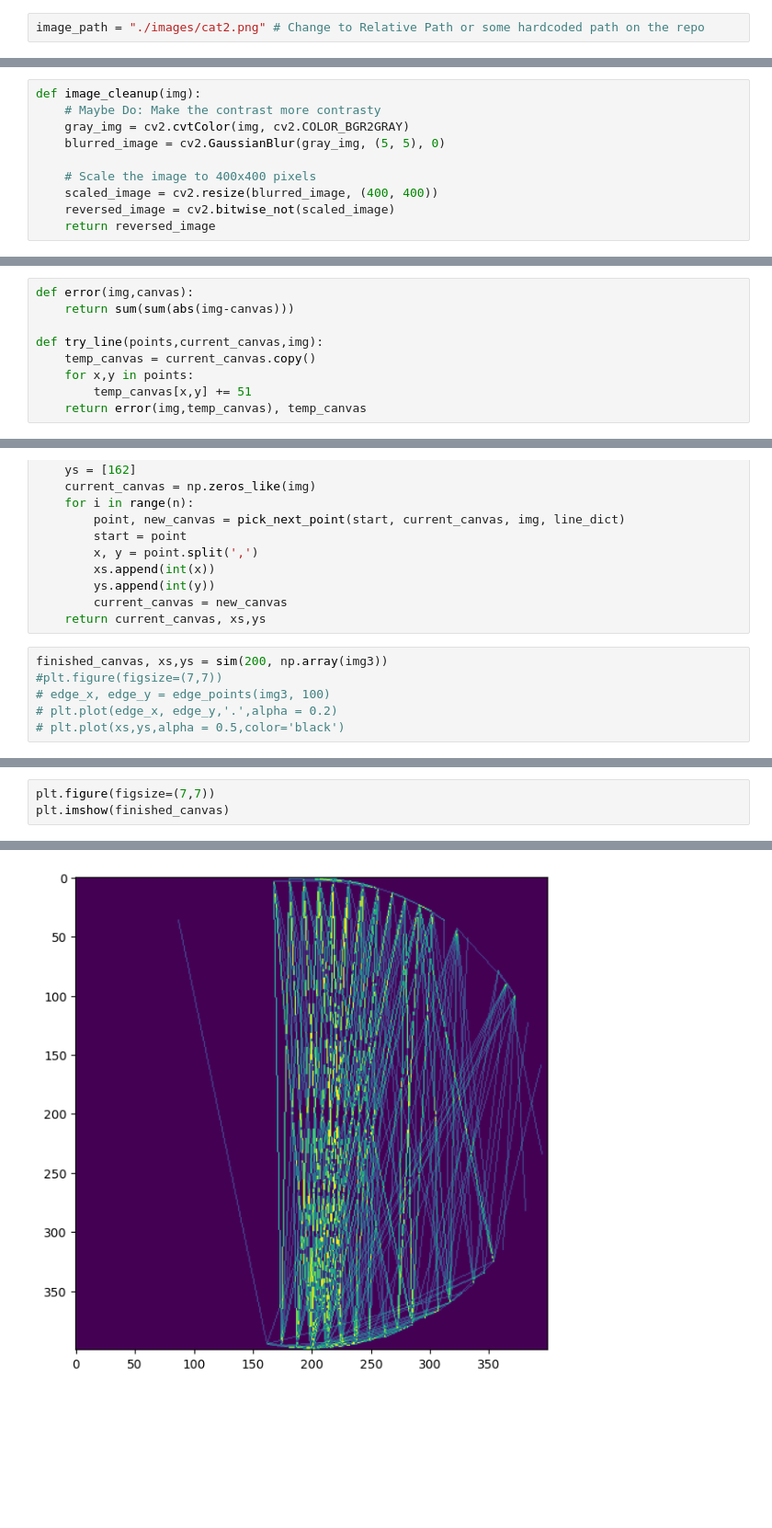
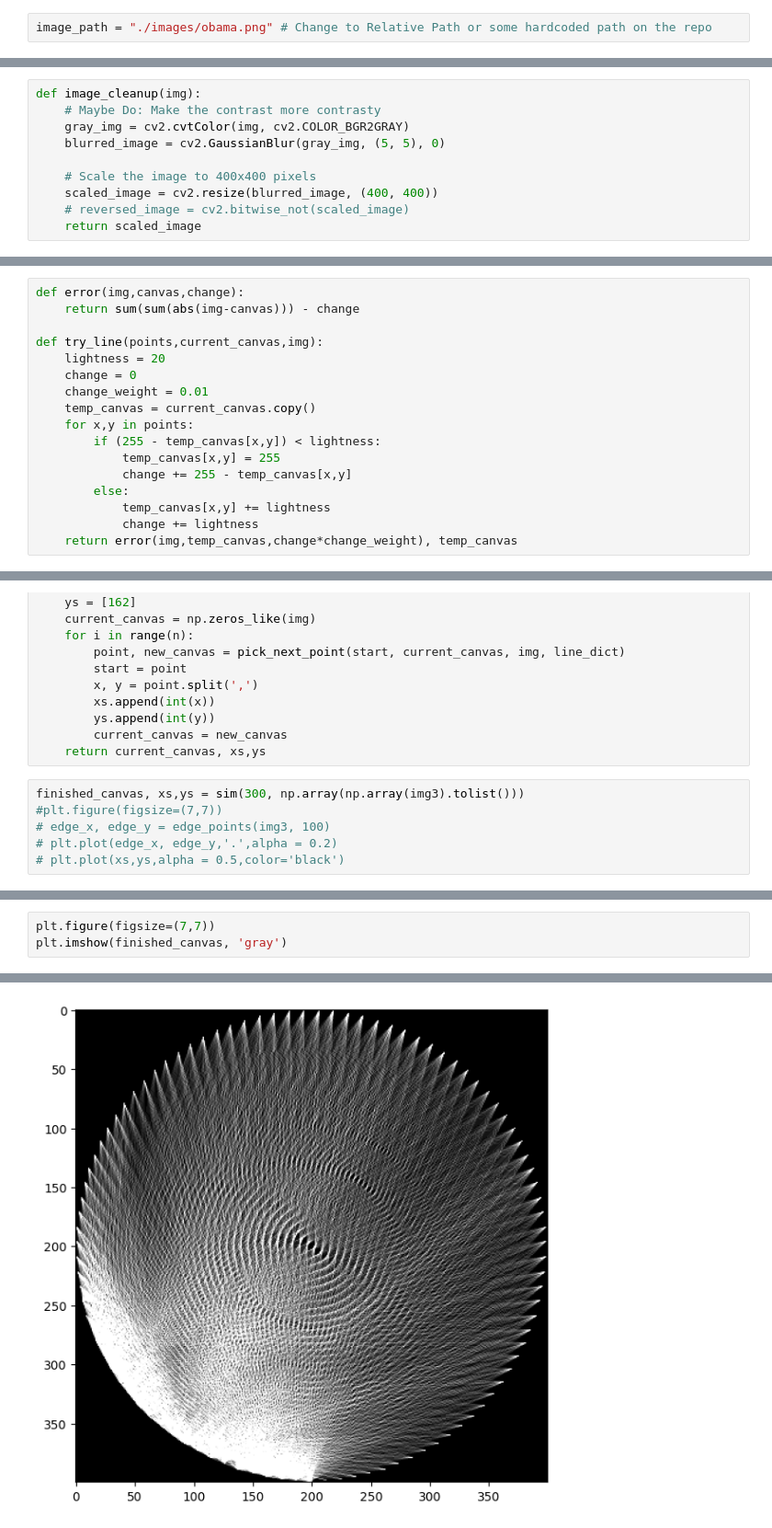
Before and after one commit to Nate-81/String-Art-Numcom, a Jupyter notebook: StingArt_Notebook.ipynb, the cells around one changed output, grey strips where cells are left out. Shown at 92% size. Drawn from its saved outputs; the diff is of its cells as text; blank space fills up the shorter version.

```diff
--- a/StingArt_Notebook.ipynb
+++ b/StingArt_Notebook.ipynb
@@ -8,7 +8,7 @@ import cv2
 import warnings
 warnings.filterwarnings("ignore")
 # %%
-image_path = "./images/cat2.png" # Change to Relative Path or some hardcoded path on the repo
+image_path = "./images/obama.png" # Change to Relative Path or some hardcoded path on the repo
 # %%
 image = Image.open(image_path)
 size = min(image.size)
@@ -37,8 +37,8 @@ def image_cleanup(img):
 
     # Scale the image to 400x400 pixels
     scaled_image = cv2.resize(blurred_image, (400, 400))
-    reversed_image = cv2.bitwise_not(scaled_image)
-    return reversed_image
+    # reversed_image = cv2.bitwise_not(scaled_image)
+    return scaled_image
 # %%
 img = cv2.imread(output_path)
 plt.imshow(img)
@@ -134,14 +134,22 @@ def create_database(edge_x,edge_y):
 line_dict = create_database(edge_x,edge_y)
 # line_dict['29,97 196,1']
 # %%
-def error(img,canvas):
-    return sum(sum(abs(img-canvas)))
+def error(img,canvas,change):
+    return sum(sum(abs(img-canvas))) - change
 
 def try_line(points,current_canvas,img):
+    lightness = 20
+    change = 0
+    change_weight = 0.01
     temp_canvas = current_canvas.copy()
     for x,y in points:
-        temp_canvas[x,y] += 51
-    return error(img,temp_canvas), temp_canvas
+        if (255 - temp_canvas[x,y]) < lightness:
+            temp_canvas[x,y] = 255
+            change += 255 - temp_canvas[x,y]
+        else:
+            temp_canvas[x,y] += lightness
+            change += lightness
+    return error(img,temp_canvas,change*change_weight), temp_canvas
 # %%
 import random
 
@@ -175,7 +183,7 @@ def sim(n, img):
         current_canvas = new_canvas
     return current_canvas, xs,ys
 # %%
-finished_canvas, xs,ys = sim(200, np.array(img3))
+finished_canvas, xs,ys = sim(300, np.array(np.array(img3).tolist()))
 #plt.figure(figsize=(7,7))
 # edge_x, edge_y = edge_points(img3, 100)
 # plt.plot(edge_x, edge_y,'.',alpha = 0.2)
@@ -187,9 +193,9 @@ finished_canvas, xs,ys = sim(200, np.array(img3))
 # %%
 plt.figure(figsize=(7,7))
-plt.imshow(finished_canvas)
+plt.imshow(finished_canvas, 'gray')
 # %% [output]
 <matplotlib.image.AxesImage at 0x...>
-[figure, old version]
+[figure, new version]
 # %%
 plt.imshow(img3)
 # %% [output]
```
Also changed, not shown: parts of 5 cells of this notebook, 1 other file.
